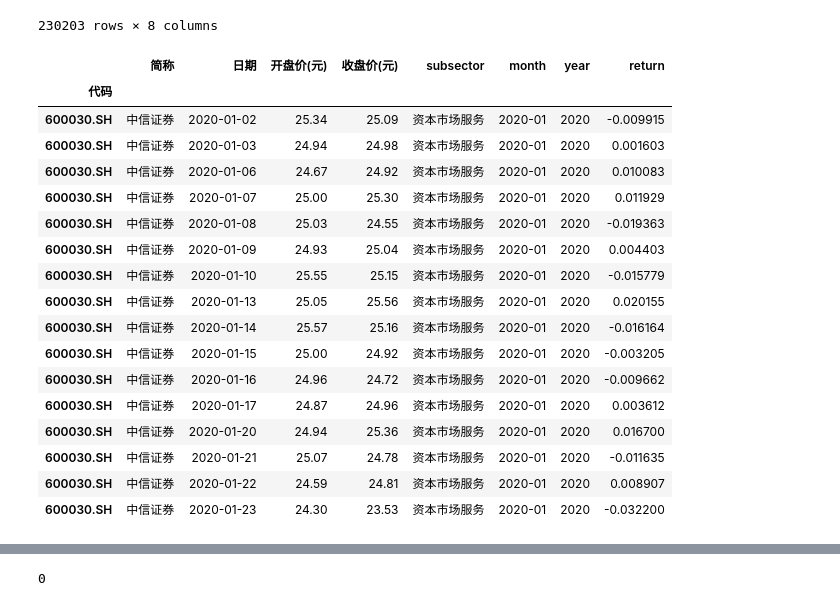
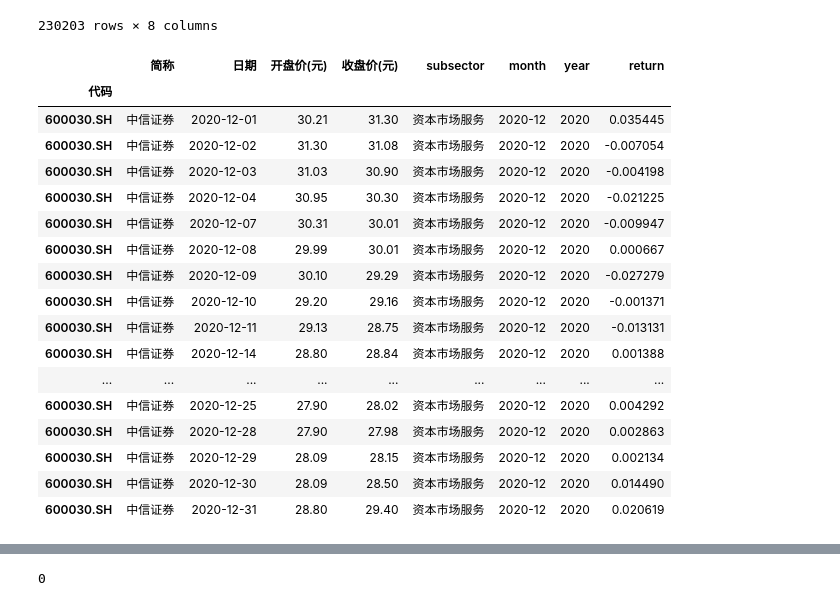
Before and after one commit to Chang-Tong/System-Risk-by-Network-View, a Jupyter notebook: stock_data/clean_data.ipynb, the cells around one changed output, grey strips where cells are left out. Saved outputs shown, nothing was run; the diff lists cells and outputs as text; code cells hidden in the pictures.

```diff
--- a/stock_data/clean_data.ipynb
+++ b/stock_data/clean_data.ipynb
@@ -63,27 +63,27 @@ raw_data.set_index(index)
 |  | 陕国投A | 陕国投A | 2021-01-19 | 3.53 | 3.60 | 其他金融业 | 2021-01 | 2021 | 0.019636 |
 230203 rows × 8 columns
 # %%
-one_month = raw_data[raw_data['month']=='2020-01']
+one_month = raw_data[raw_data['month']=='2020-12']
 one_month[one_month['简称']=='中信证券']
 # %% [output]
 |  | 简称 | 日期 | 开盘价(元) | 收盘价(元) | subsector | month | year | return |
 | 代码 |  |  |  |  |  |  |  |  |
-| 600030.SH | 中信证券 | 2020-01-02 | 25.34 | 25.09 | 资本市场服务 | 2020-01 | 2020 | -0.009915 |
-| 600030.SH | 中信证券 | 2020-01-03 | 24.94 | 24.98 | 资本市场服务 | 2020-01 | 2020 | 0.001603 |
-| 600030.SH | 中信证券 | 2020-01-06 | 24.67 | 24.92 | 资本市场服务 | 2020-01 | 2020 | 0.010083 |
-| 600030.SH | 中信证券 | 2020-01-07 | 25.00 | 25.30 | 资本市场服务 | 2020-01 | 2020 | 0.011929 |
-| 600030.SH | 中信证券 | 2020-01-08 | 25.03 | 24.55 | 资本市场服务 | 2020-01 | 2020 | -0.019363 |
-| 600030.SH | 中信证券 | 2020-01-09 | 24.93 | 25.04 | 资本市场服务 | 2020-01 | 2020 | 0.004403 |
-| 600030.SH | 中信证券 | 2020-01-10 | 25.55 | 25.15 | 资本市场服务 | 2020-01 | 2020 | -0.015779 |
-| 600030.SH | 中信证券 | 2020-01-13 | 25.05 | 25.56 | 资本市场服务 | 2020-01 | 2020 | 0.020155 |
-| 600030.SH | 中信证券 | 2020-01-14 | 25.57 | 25.16 | 资本市场服务 | 2020-01 | 2020 | -0.016164 |
-| 600030.SH | 中信证券 | 2020-01-15 | 25.00 | 24.92 | 资本市场服务 | 2020-01 | 2020 | -0.003205 |
-| 600030.SH | 中信证券 | 2020-01-16 | 24.96 | 24.72 | 资本市场服务 | 2020-01 | 2020 | -0.009662 |
-| 600030.SH | 中信证券 | 2020-01-17 | 24.87 | 24.96 | 资本市场服务 | 2020-01 | 2020 | 0.003612 |
-| 600030.SH | 中信证券 | 2020-01-20 | 24.94 | 25.36 | 资本市场服务 | 2020-01 | 2020 | 0.016700 |
-| 600030.SH | 中信证券 | 2020-01-21 | 25.07 | 24.78 | 资本市场服务 | 2020-01 | 2020 | -0.011635 |
-| 600030.SH | 中信证券 | 2020-01-22 | 24.59 | 24.81 | 资本市场服务 | 2020-01 | 2020 | 0.008907 |
-| 600030.SH | 中信证券 | 2020-01-23 | 24.30 | 23.53 | 资本市场服务 | 2020-01 | 2020 | -0.032200 |
+| 600030.SH | 中信证券 | 2020-12-01 | 30.21 | 31.30 | 资本市场服务 | 2020-12 | 2020 | 0.035445 |
+| 600030.SH | 中信证券 | 2020-12-02 | 31.30 | 31.08 | 资本市场服务 | 2020-12 | 2020 | -0.007054 |
+| 600030.SH | 中信证券 | 2020-12-03 | 31.03 | 30.90 | 资本市场服务 | 2020-12 | 2020 | -0.004198 |
+| 600030.SH | 中信证券 | 2020-12-04 | 30.95 | 30.30 | 资本市场服务 | 2020-12 | 2020 | -0.021225 |
+| 600030.SH | 中信证券 | 2020-12-07 | 30.31 | 30.01 | 资本市场服务 | 2020-12 | 2020 | -0.009947 |
+| 600030.SH | 中信证券 | 2020-12-08 | 29.99 | 30.01 | 资本市场服务 | 2020-12 | 2020 | 0.000667 |
+| 600030.SH | 中信证券 | 2020-12-09 | 30.10 | 29.29 | 资本市场服务 | 2020-12 | 2020 | -0.027279 |
+| 600030.SH | 中信证券 | 2020-12-10 | 29.20 | 29.16 | 资本市场服务 | 2020-12 | 2020 | -0.001371 |
+| 600030.SH | 中信证券 | 2020-12-11 | 29.13 | 28.75 | 资本市场服务 | 2020-12 | 2020 | -0.013131 |
+| 600030.SH | 中信证券 | 2020-12-14 | 28.80 | 28.84 | 资本市场服务 | 2020-12 | 2020 | 0.001388 |
+| ... | ... | ... | ... | ... | ... | ... | ... | ... |
+| 600030.SH | 中信证券 | 2020-12-25 | 27.90 | 28.02 | 资本市场服务 | 2020-12 | 2020 | 0.004292 |
+| 600030.SH | 中信证券 | 2020-12-28 | 27.90 | 27.98 | 资本市场服务 | 2020-12 | 2020 | 0.002863 |
+| 600030.SH | 中信证券 | 2020-12-29 | 28.09 | 28.15 | 资本市场服务 | 2020-12 | 2020 | 0.002134 |
+| 600030.SH | 中信证券 | 2020-12-30 | 28.09 | 28.50 | 资本市场服务 | 2020-12 | 2020 | 0.014490 |
+| 600030.SH | 中信证券 | 2020-12-31 | 28.80 | 29.40 | 资本市场服务 | 2020-12 | 2020 | 0.020619 |
 # %%
 pivot_m = pd.pivot_table(data=one_month,values='return',columns='简称',index='日期')
 pivot_m
```
Also changed, not shown: parts of 7 cells of this notebook.
